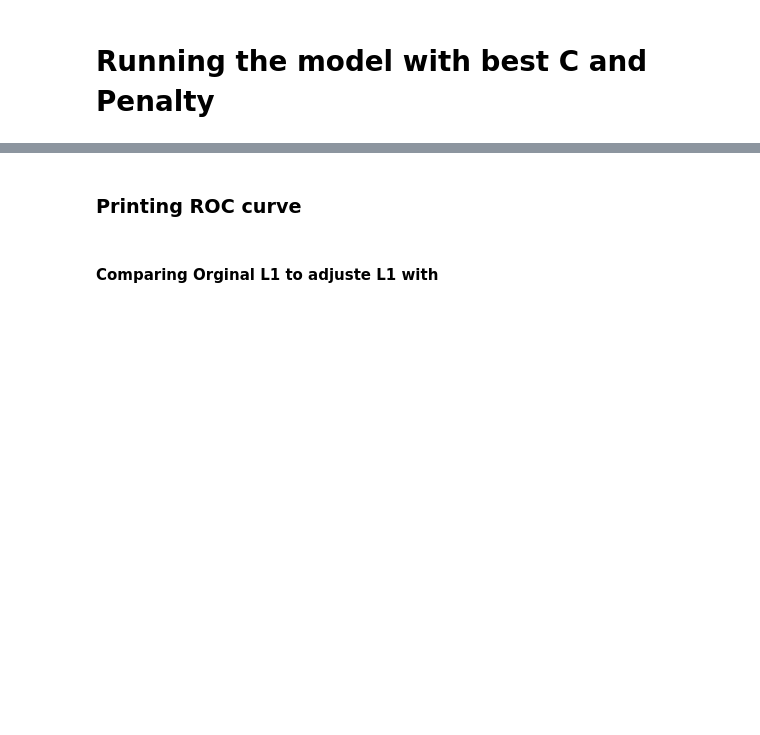
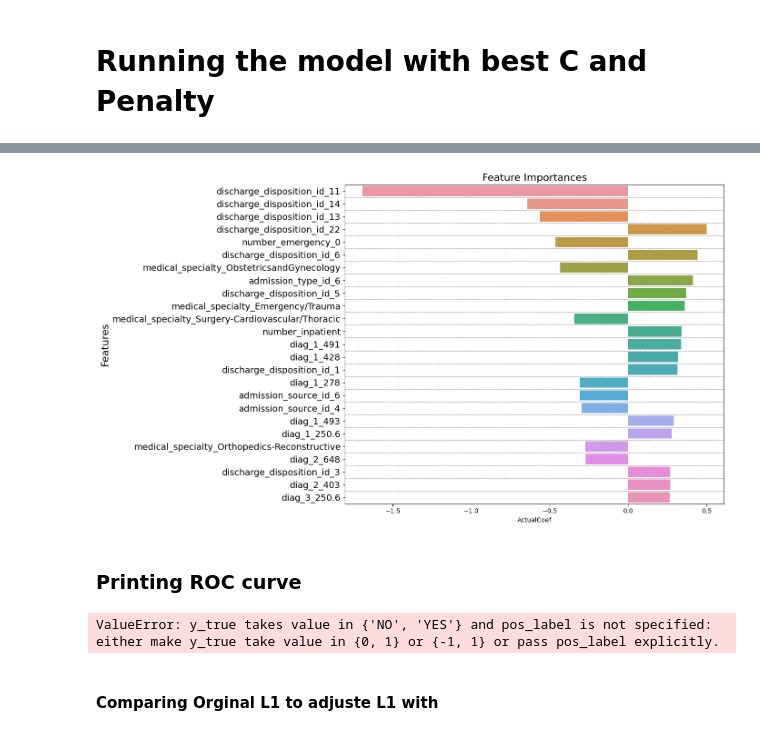
Before and after one commit to lauraah10/QW-Projects, a Jupyter notebook: Project2_withoutSM.ipynb, the cells around one changed output, grey strips where cells are left out. Drawn from its saved outputs; the diff is of its cells as text; code cells hidden in the pictures; blank space fills up the shorter version.

```diff
--- a/Project2_withoutSM.ipynb
+++ b/Project2_withoutSM.ipynb
@@ -829,7 +949,8 @@ weighted avg       0.64      0.64      0.64     20354
 + at C=1.0 the best recall is obtained  at 10 it gives same recall for Yes but lower for No
 # %%
 # Define a list of C values to test
-C_values = [0.1, 1.0, 10.0]
+# C_values = [0.1, 1.0, 10.0]
+C_values=np.logspace(-6,6,10)
 
 # Split the data into training and testing sets
 X_train, X_test, y_train, y_test = train_test_split(X_semi, y_semi, test_size=0.2, random_state=42, stratify=y)
@@ -966,20 +1142,11 @@ print(f"Best Lasso Model: {best__model}")
 # %% [markdown]
 # Running the model with best C and Penalty
-# %%
-l1_C1_SM= LogisticRegression(penalty='l2', solver='liblinear')
-l1_C1_SM.fit(X_train_sm, y_train_sm)
-
-y_pred = l1_C1_SM.predict(X_test_sm)
-
-class_report = classification_report(y_test_semi, y_pred)
-
-print(f'Classification Report:\n{class_report}')
 # %%
-l1_C1= LogisticRegression(penalty='l2', solver='liblinear')
-l1_C1.fit(X_train, y_train)
+l2_C1= LogisticRegression(penalty='l2', solver='liblinear', C=0.01)
+l2_C1.fit(X_train_sm, y_train_sm)
 
-y_pred = l1_C1.predict(X_test)
+y_pred = l2_C1.predict(X_test_sm)
 
-class_report = classification_report(y_test, y_pred)
+class_report = classification_report(y_test_sm, y_pred)
 
 print(f'Classification Report:\n{class_report}')
@@ -986,11 +1163,44 @@ print(f'Classification Report:\n{class_report}')
+# %%
+# Calculate feature importances (absolute values of coefficients)
+importances = np.abs(l2_C1.coef_[0])
+features = X_semi.columns
+
+# Create a DataFrame to hold feature importances and sort it
+importance_df = pd.DataFrame({'Feature': features, 'Importance': importances})
+importance_df["ActualCoef"]=l2_C1.coef_[0]
+importance_df=importance_df.sort_values(by='Importance', ascending=False).head(25)
+importance_df=importance_df.head(150)
+# importance_df = importance_df.sort_values(by='Importance', ascending=False).index
+
+plt.figure(figsize=(14, 8))
+
+# Set the style to have a white background
+plt.style.use('default')  # Use the default style
+sns.barplot(y=importance_df["Feature"], x=importance_df["ActualCoef"])
+
+plt.title('Feature Importances', fontsize=16)
+plt.ylabel('Features', fontsize=16)
+
+tick_positions = range(len(importance_df["Feature"]))
+tick_labels = importance_df["Feature"]
+plt.yticks(tick_positions, tick_labels, fontsize=14)
+
+for pos in tick_positions:
+    plt.axhline(y=pos - 0.5, color='gray', linestyle='--', linewidth=0.8)
+
+plt.tight_layout()
+
+plt.show()
+# %% [output]
+[figure, added]
 # %% [markdown]
 ### Printing ROC curve
 # %%
 from sklearn.metrics import roc_curve, auc
 
 # Predict the probability of the positive class
-y_prob = logisticRegression_model.predict_proba(X_test)[:, 1]
-fpr, tpr, thresholds = roc_curve(y_test, y_prob)
+y_prob = l2_C1.predict_proba(X_test_sm)[:, 1]
+fpr, tpr, thresholds = roc_curve(y_test_sm, y_prob)
 
 roc_auc = auc(fpr, tpr)
 
@@ -1005,6 +1215,8 @@ plt.ylabel('True Positive Rate')
 plt.title('ROC Curve for linear regression')
 plt.legend(loc='lower right')
 plt.show()
+# %% [output]
+ValueError: y_true takes value in {'NO', 'YES'} and pos_label is not specified: either make y_true take value in {0, 1} or {-1, 1} or pass pos_label explicitly.
 # %% [markdown]
 #### Comparing Orginal L1 to adjuste L1 with
 # %%
```
Also changed, not shown: parts of 45 cells of this notebook.
